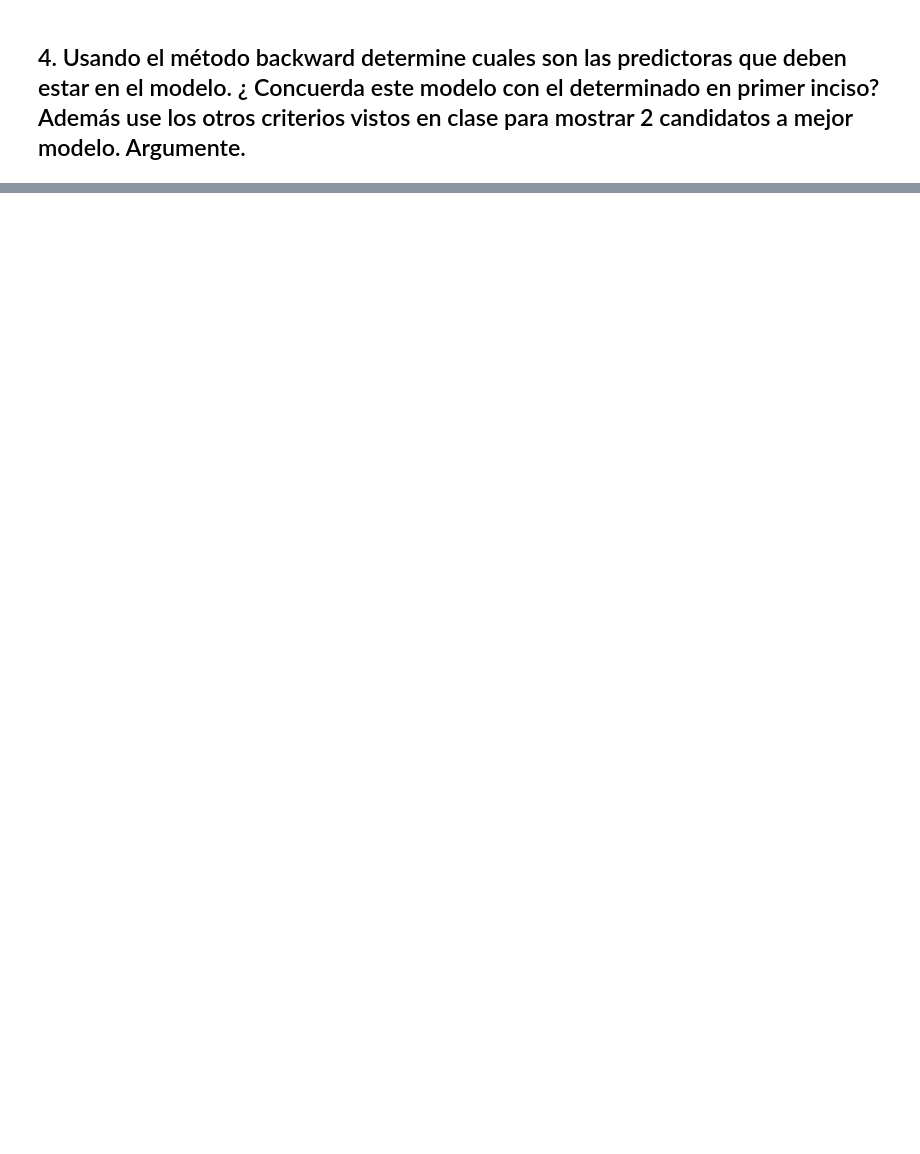
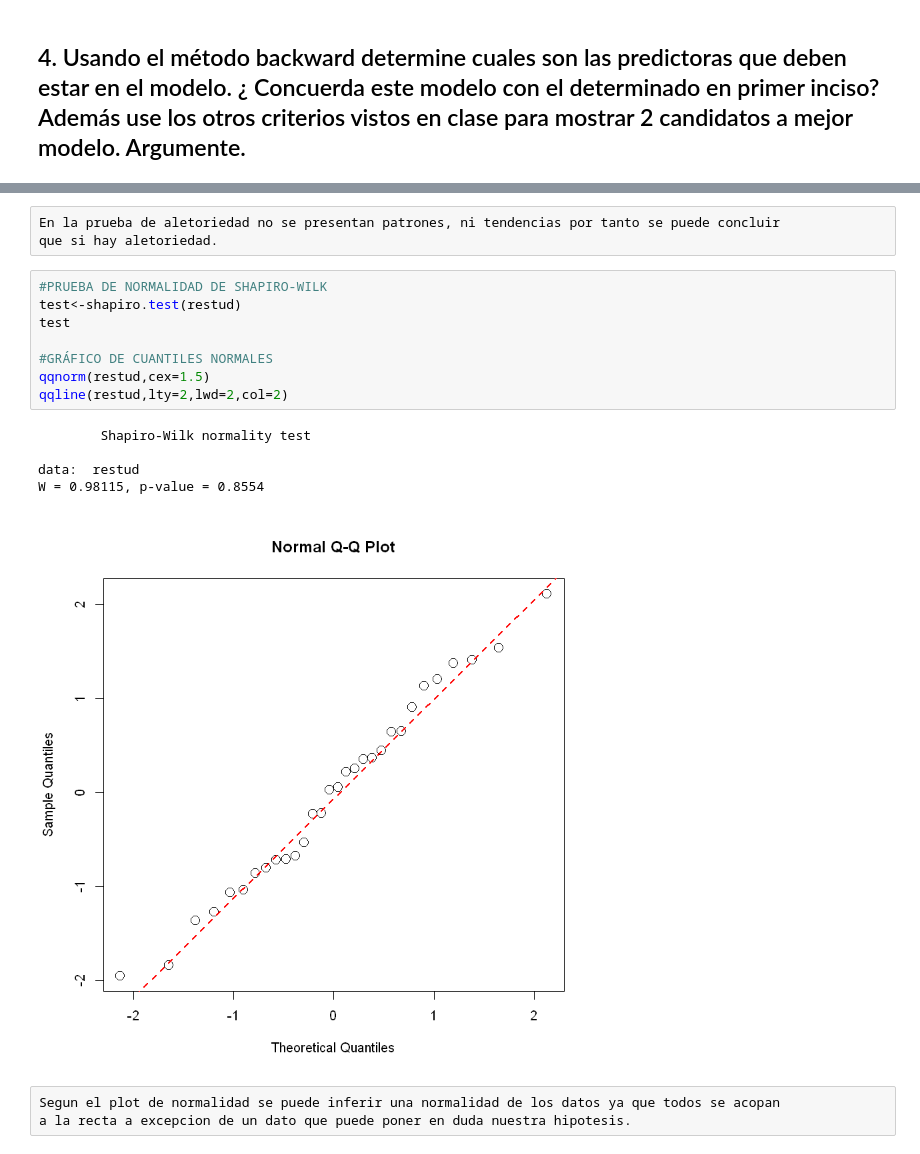
Before and after one commit to cosmolejo/Metodos, a Jupyter notebook: RegresionLinealMultipleR-1.ipynb, the cells around one changed output, grey strips where cells are left out. Cells and saved outputs as stored; diff of their text form; blank space fills up the shorter version.

```diff
--- a/RegresionLinealMultipleR-1.ipynb
+++ b/RegresionLinealMultipleR-1.ipynb
@@ -385,0 +471,20 @@ allregtable(modelo,Y)
+# %%
+En la prueba de aletoriedad no se presentan patrones, ni tendencias por tanto se puede concluir
+que si hay aletoriedad.
+# %%
+#PRUEBA DE NORMALIDAD DE SHAPIRO-WILK
+test<-shapiro.test(restud)
+test
+
+#GRÁFICO DE CUANTILES NORMALES
+qqnorm(restud,cex=1.5)
+qqline(restud,lty=2,lwd=2,col=2)
+# %% [output]
+        Shapiro-Wilk normality test
+
+data:  restud
+W = 0.98115, p-value = 0.8554
+[figure, added]
+# %%
+Segun el plot de normalidad se puede inferir una normalidad de los datos ya que todos se acopan
+a la recta a excepcion de un dato que puede poner en duda nuestra hipotesis.
```
Also changed, not shown: parts of 21 cells of this notebook.
